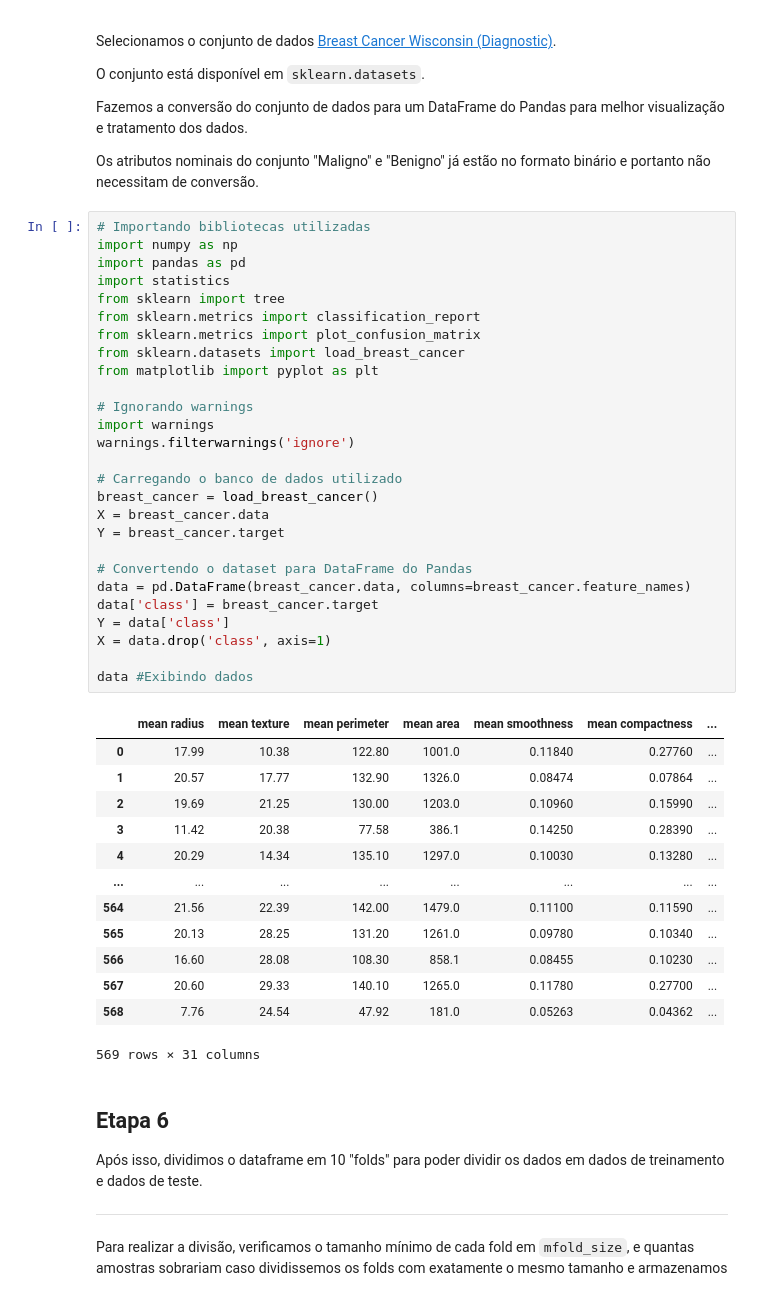
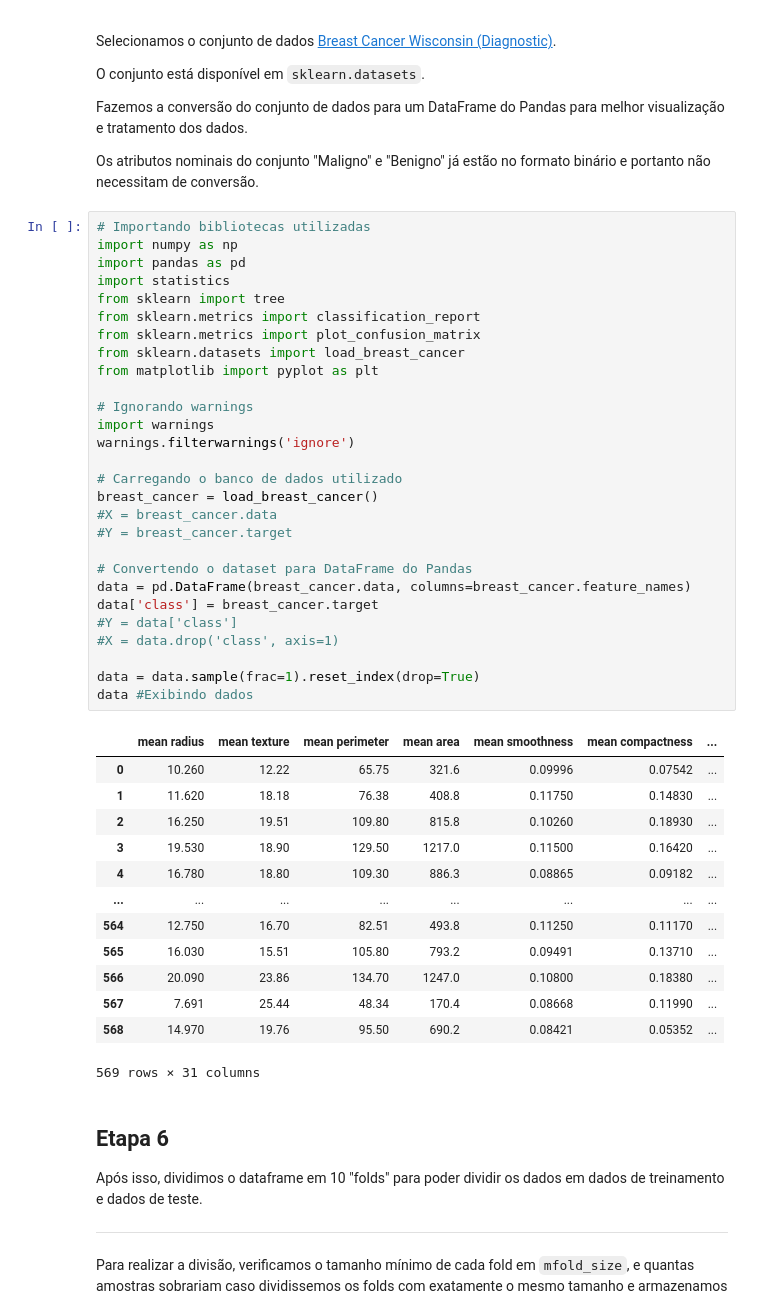
Before and after one commit to Mobuos/Trab-AvaliacaoAM, a Jupyter notebook: Trabalho_IA_Avaliação_de_algoritmos_de_AM.ipynb, the cells around one changed output. Cells and saved outputs as stored; diff of their text form.

```diff
--- a/Trabalho_IA_Avaliação_de_algoritmos_de_AM.ipynb
+++ b/Trabalho_IA_Avaliação_de_algoritmos_de_AM.ipynb
@@ -15,43 +15,44 @@ Os atributos nominais do conjunto "Maligno" e "Benigno" já estão no formato bi
 # %%
 # Importando bibliotecas utilizadas
 import numpy as np
 import pandas as pd
 import statistics
 from sklearn import tree
 from sklearn.metrics import classification_report
 from sklearn.metrics import plot_confusion_matrix
 from sklearn.datasets import load_breast_cancer
 from matplotlib import pyplot as plt
 
 # Ignorando warnings
 import warnings
 warnings.filterwarnings('ignore')
 
 # Carregando o banco de dados utilizado
 breast_cancer = load_breast_cancer()
-X = breast_cancer.data
-Y = breast_cancer.target
+#X = breast_cancer.data
+#Y = breast_cancer.target
 
 # Convertendo o dataset para DataFrame do Pandas
 data = pd.DataFrame(breast_cancer.data, columns=breast_cancer.feature_names)
 data['class'] = breast_cancer.target
-Y = data['class']
-X = data.drop('class', axis=1)
+#Y = data['class']
+#X = data.drop('class', axis=1)
 
+data = data.sample(frac=1).reset_index(drop=True)
 data #Exibindo dados
 # %% [output]
 |  | mean radius | mean texture | mean perimeter | mean area | mean smoothness | mean compactness | ... |
-| 0 | 17.99 | 10.38 | 122.80 | 1001.0 | 0.11840 | 0.27760 | ... |
-| 1 | 20.57 | 17.77 | 132.90 | 1326.0 | 0.08474 | 0.07864 | ... |
-| 2 | 19.69 | 21.25 | 130.00 | 1203.0 | 0.10960 | 0.15990 | ... |
-| 3 | 11.42 | 20.38 | 77.58 | 386.1 | 0.14250 | 0.28390 | ... |
-| 4 | 20.29 | 14.34 | 135.10 | 1297.0 | 0.10030 | 0.13280 | ... |
+| 0 | 10.260 | 12.22 | 65.75 | 321.6 | 0.09996 | 0.07542 | ... |
+| 1 | 11.620 | 18.18 | 76.38 | 408.8 | 0.11750 | 0.14830 | ... |
+| 2 | 16.250 | 19.51 | 109.80 | 815.8 | 0.10260 | 0.18930 | ... |
+| 3 | 19.530 | 18.90 | 129.50 | 1217.0 | 0.11500 | 0.16420 | ... |
+| 4 | 16.780 | 18.80 | 109.30 | 886.3 | 0.08865 | 0.09182 | ... |
 | ... | ... | ... | ... | ... | ... | ... | ... |
-| 564 | 21.56 | 22.39 | 142.00 | 1479.0 | 0.11100 | 0.11590 | ... |
-| 565 | 20.13 | 28.25 | 131.20 | 1261.0 | 0.09780 | 0.10340 | ... |
-| 566 | 16.60 | 28.08 | 108.30 | 858.1 | 0.08455 | 0.10230 | ... |
-| 567 | 20.60 | 29.33 | 140.10 | 1265.0 | 0.11780 | 0.27700 | ... |
-| 568 | 7.76 | 24.54 | 47.92 | 181.0 | 0.05263 | 0.04362 | ... |
+| 564 | 12.750 | 16.70 | 82.51 | 493.8 | 0.11250 | 0.11170 | ... |
+| 565 | 16.030 | 15.51 | 105.80 | 793.2 | 0.09491 | 0.13710 | ... |
+| 566 | 20.090 | 23.86 | 134.70 | 1247.0 | 0.10800 | 0.18380 | ... |
+| 567 | 7.691 | 25.44 | 48.34 | 170.4 | 0.08668 | 0.11990 | ... |
+| 568 | 14.970 | 19.76 | 95.50 | 690.2 | 0.08421 | 0.05352 | ... |
 569 rows × 31 columns
 # %% [markdown]
 ## Etapa 6
```
Also changed, not shown: parts of 4 cells of this notebook.
